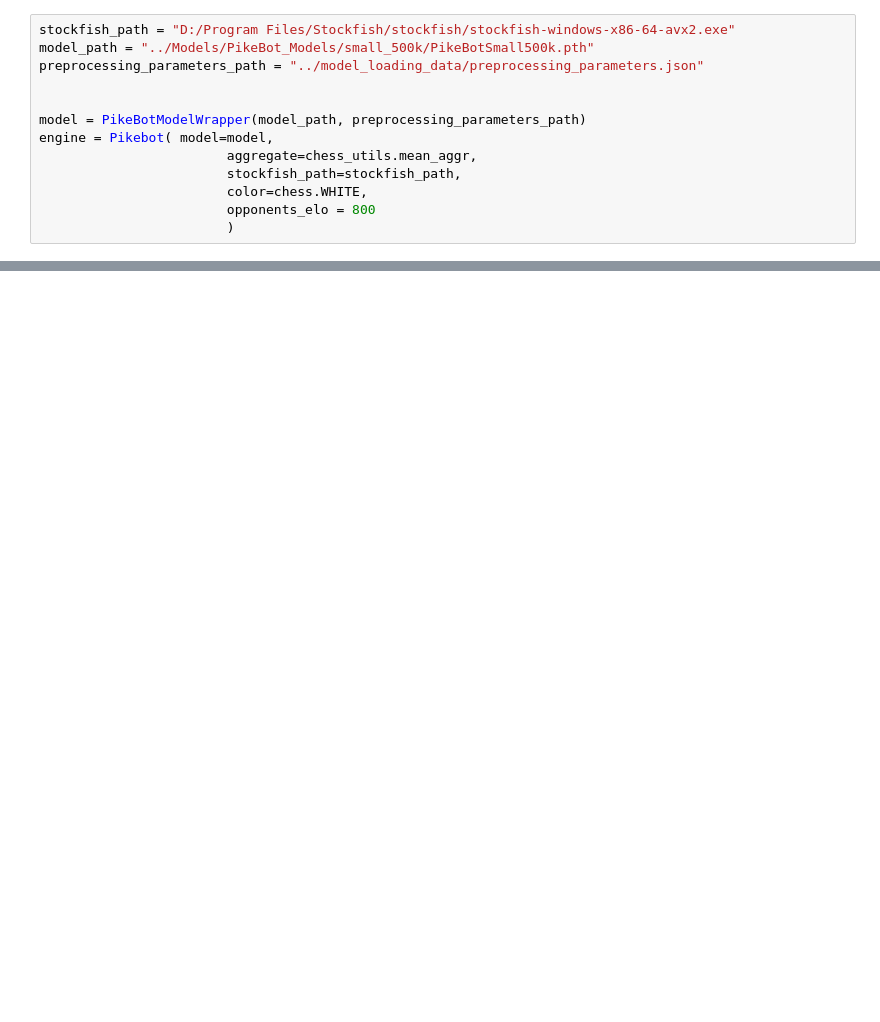
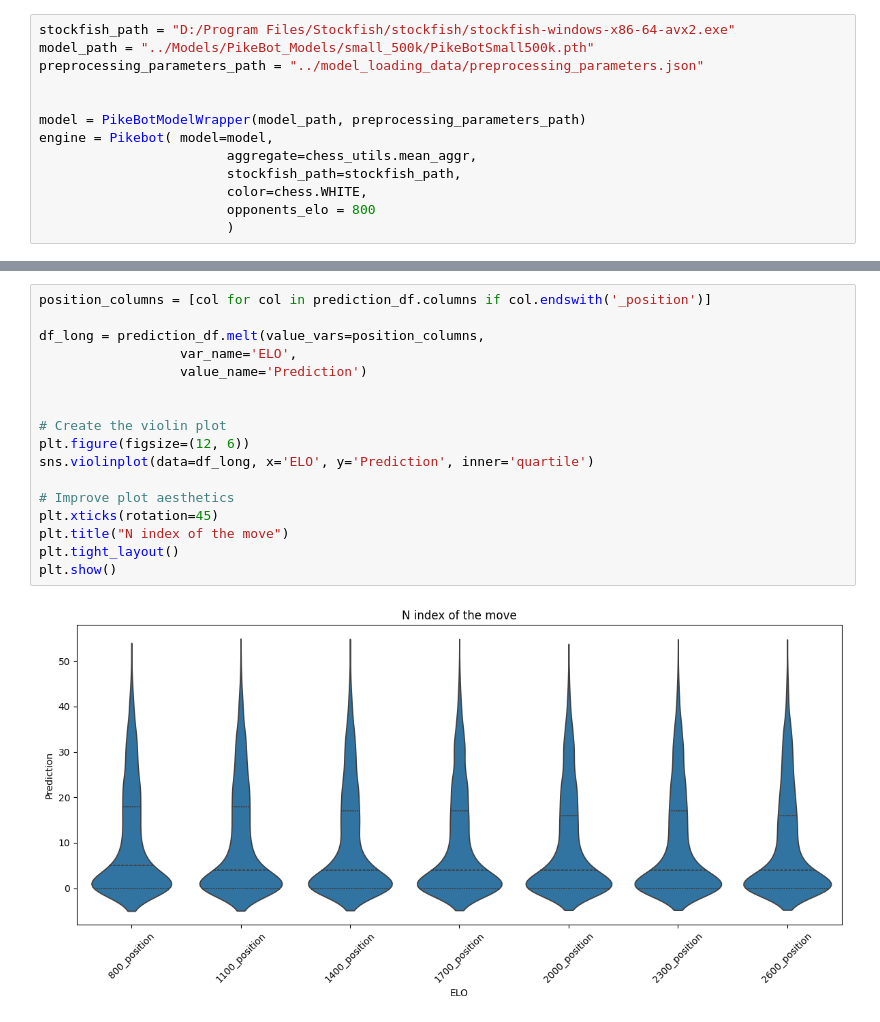
Before and after one commit to MatTheTab/PikeBot, a Jupyter notebook: evaluation/puzzles_rating.ipynb, the cells around one changed output, grey strips where cells are left out. Cells and saved outputs as stored; diff of their text form; blank space fills up the shorter version.

```diff
--- a/evaluation/puzzles_rating.ipynb
+++ b/evaluation/puzzles_rating.ipynb
@@ -117,0 +183,19 @@ for i in range(5):
+# %%
+position_columns = [col for col in prediction_df.columns if col.endswith('_position')]
+
+df_long = prediction_df.melt(value_vars=position_columns,
+                  var_name='ELO',
+                  value_name='Prediction')
+
+
+# Create the violin plot
+plt.figure(figsize=(12, 6))
+sns.violinplot(data=df_long, x='ELO', y='Prediction', inner='quartile')
+
+# Improve plot aesthetics
+plt.xticks(rotation=45)
+plt.title("N index of the move")
+plt.tight_layout()
+plt.show()
+# %% [output]
+[figure, added]
```
Also changed, not shown: parts of 17 cells of this notebook.
